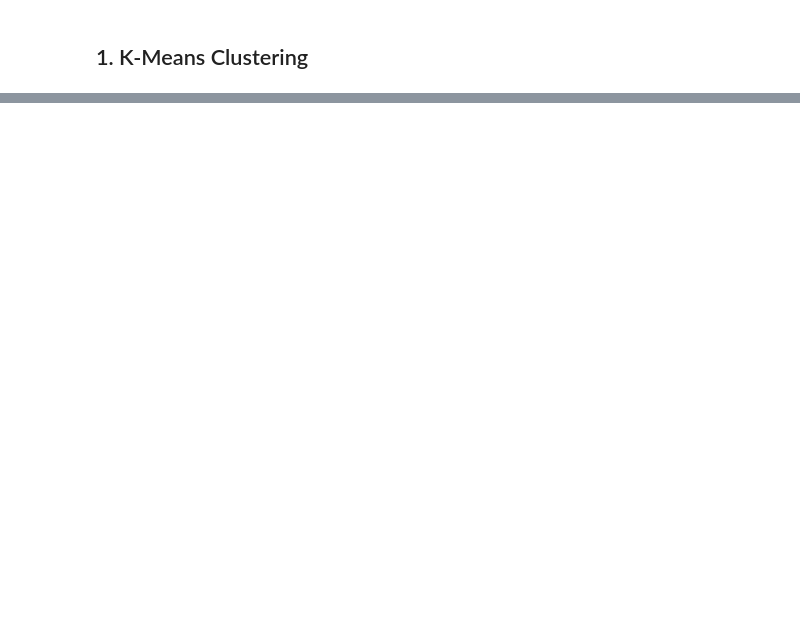
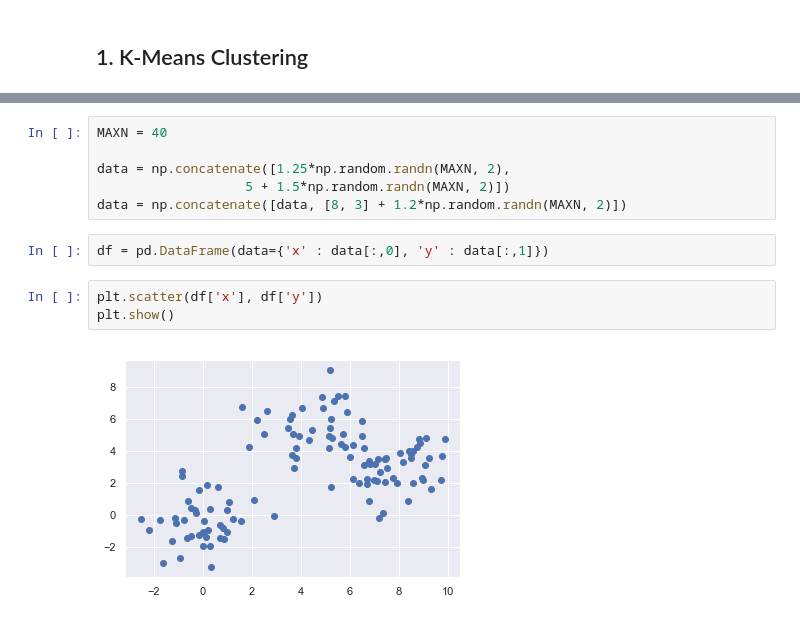
Before and after one commit to alexandrehsd/cluster-analysis, a Jupyter notebook: Cluster Analysis.ipynb, the cells around one changed output, grey strips where cells are left out. Saved outputs shown, nothing was run; the diff lists cells and outputs as text; blank space fills up the shorter version.

```diff
--- a/Cluster Analysis.ipynb
+++ b/Cluster Analysis.ipynb
@@ -50,0 +194,13 @@ This is a simple example but we can extend this result to more complex situation
+# %%
+MAXN = 40
+
+data = np.concatenate([1.25*np.random.randn(MAXN, 2),
+                   5 + 1.5*np.random.randn(MAXN, 2)])
+data = np.concatenate([data, [8, 3] + 1.2*np.random.randn(MAXN, 2)])
+# %%
+df = pd.DataFrame(data={'x' : data[:,0], 'y' : data[:,1]})
+# %%
+plt.scatter(df['x'], df['y'])
+plt.show()
+# %% [output]
+[figure, added]
```
Also changed, not shown: parts of 34 cells of this notebook.
